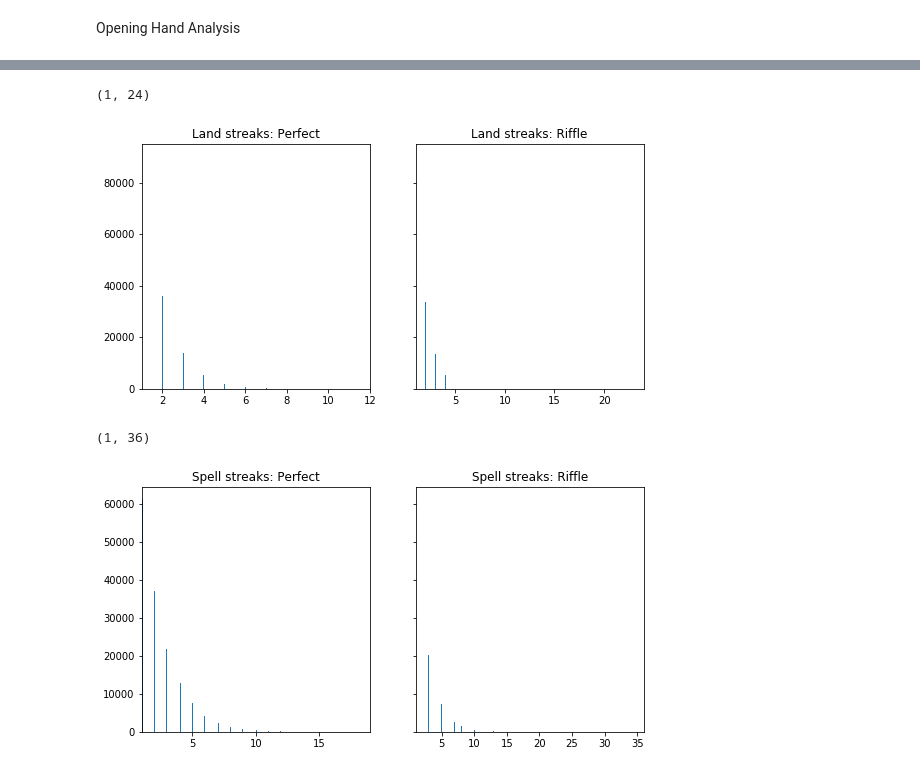
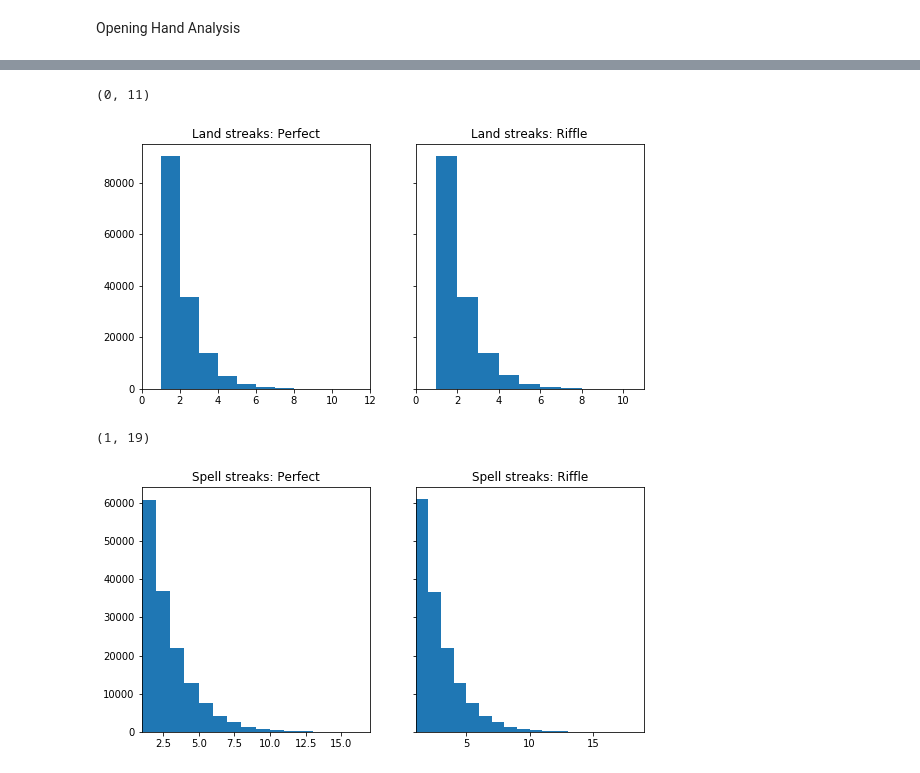
Before and after one commit to juanibiapina/shuffle, a Jupyter notebook: Shuffle Analysis.ipynb, the cells around one changed output, grey strips where cells are left out. Saved outputs shown, nothing was run; the diff lists cells and outputs as text; code cells hidden in the pictures.

```diff
--- a/Shuffle Analysis.ipynb
+++ b/Shuffle Analysis.ipynb
@@ -34,6 +34,7 @@ def get_random_number_for_right_deck(n: int, seed: int=None, ) -> int:
     """
     random = sklearn.utils.check_random_state(seed=seed, )
 
+    return cards // 2
     return random.randint(low=1, high=n, )
 
 def should_drop_from_right_deck(n_left: int, n_right:int, seed: int=None, ) -> bool:
@@ -256,32 +257,32 @@ axes[1].set_xlim((min(max_spell_streaks), max(max_spell_streaks)))
 # %%
 p_data = [item for sublist in p_land_streaks for item in sublist]
 fig, axes = plt.subplots(1, 2, sharey=True, figsize=(9, 4.5))
 
-axes[0].hist(p_data, bins="auto")
+axes[0].hist(p_data, bins=[0, 1, 2, 3, 4, 5, 6, 7, 8, 9, 10, 11, 12, 13, 14, 15])
 axes[0].set_title("Land streaks: Perfect")
-axes[0].set_xlim((min(p_data), max(p_data)))
+axes[0].set_xlim((0, max(p_data)))
 
 data = [item for sublist in land_streaks for item in sublist]
 
-axes[1].hist(data, bins="auto")
+axes[1].hist(data, bins=[0, 1, 2, 3, 4, 5, 6, 7, 8, 9, 10, 11, 12, 13, 14, 15])
 axes[1].set_title("Land streaks: Riffle")
-axes[1].set_xlim((min(data), max(data)))
+axes[1].set_xlim((0, max(data)))
 # %% [output]
-(1, 24)
+(0, 11)
-[figure, old version]
+[figure, new version]
 # %%
 p_data = [item for sublist in p_spell_streaks for item in sublist]
 fig, axes = plt.subplots(1, 2, sharey=True, figsize=(9, 4.5))
 
-axes[0].hist(p_data, bins="auto")
+axes[0].hist(p_data, bins=[0, 1, 2, 3, 4, 5, 6, 7, 8, 9, 10, 11, 12, 13, 14, 15])
 axes[0].set_title("Spell streaks: Perfect")
 axes[0].set_xlim((min(p_data), max(p_data)))
 
 data = [item for sublist in spell_streaks for item in sublist]
 
-axes[1].hist(data, bins="auto")
+axes[1].hist(data, bins=[0, 1, 2, 3, 4, 5, 6, 7, 8, 9, 10, 11, 12, 13, 14, 15])
 axes[1].set_title("Spell streaks: Riffle")
 axes[1].set_xlim((min(data), max(data)))
 # %% [output]
-(1, 36)
+(1, 19)
-[figure, old version]
+[figure, new version]
```
Also changed, not shown: parts of 3 cells of this notebook.
